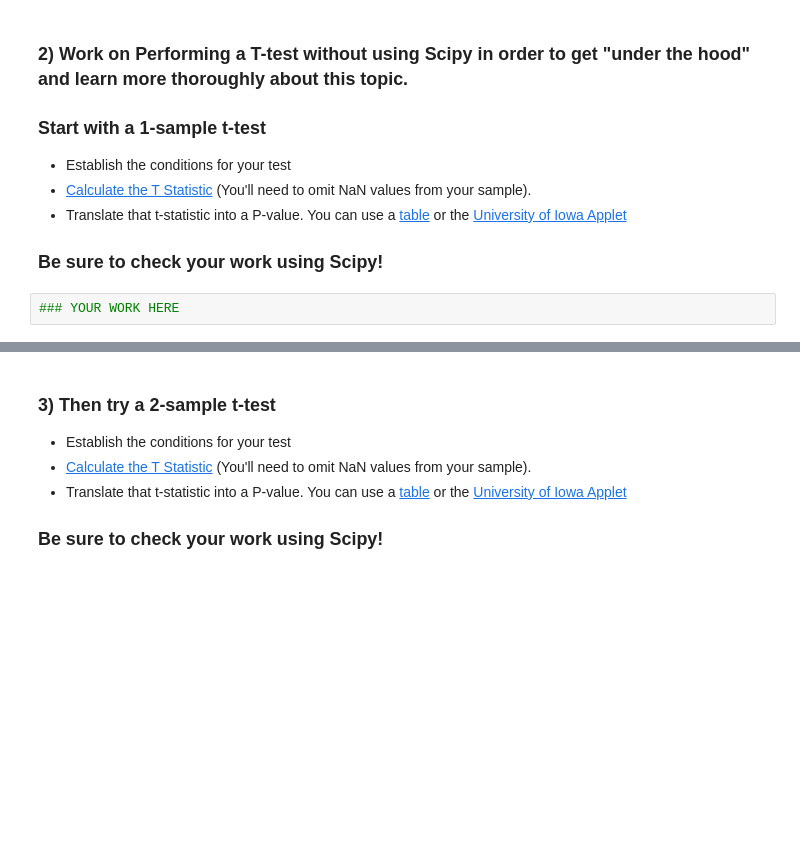
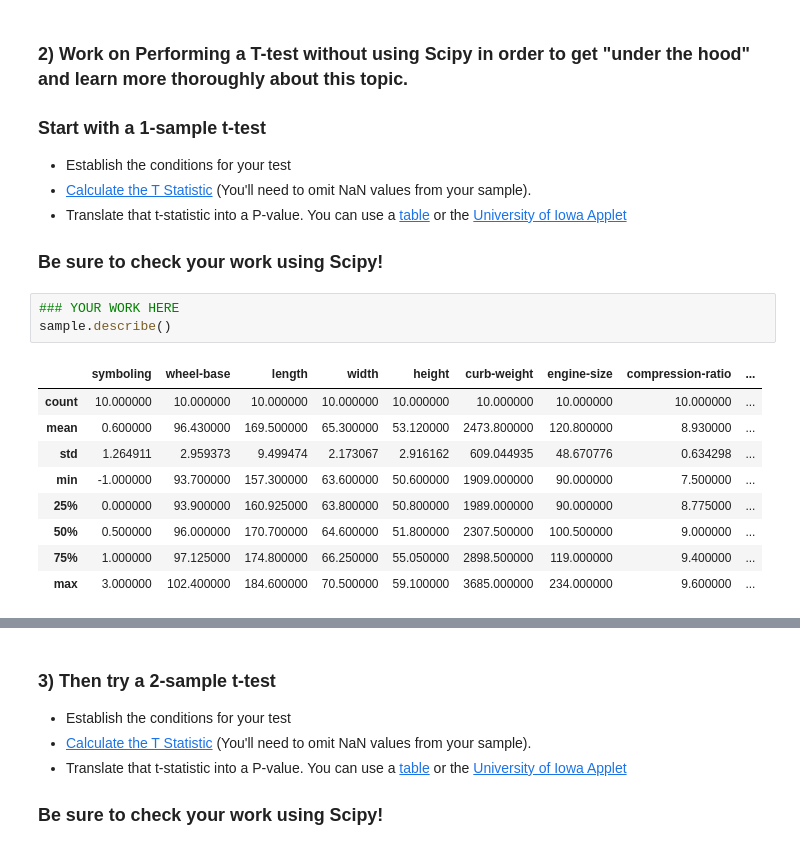
Before and after one commit to raymond98tan/DS-Unit-1-Sprint-2-Statistics, a Jupyter notebook: module1/Raymond_Tan_LS_DS_121_Statistics_Probability_Assignment.ipynb, the cells around one changed output, grey strips where cells are left out. Cells and saved outputs as stored; diff of their text form; blank space fills up the shorter version.

```diff
--- a/module1/Raymond_Tan_LS_DS_121_Statistics_Probability_Assignment.ipynb
+++ b/module1/Raymond_Tan_LS_DS_121_Statistics_Probability_Assignment.ipynb
@@ -281,3 +281,14 @@ TypeError: ignored
 ### Be sure to check your work using Scipy!
 # %%
 ### YOUR WORK HERE
+sample.describe()
+# %% [output]
+|  | symboling | wheel-base | length | width | height | curb-weight | engine-size | compression-ratio | ... |
+| count | 10.000000 | 10.000000 | 10.000000 | 10.000000 | 10.000000 | 10.000000 | 10.000000 | 10.000000 | ... |
+| mean | 0.600000 | 96.430000 | 169.500000 | 65.300000 | 53.120000 | 2473.800000 | 120.800000 | 8.930000 | ... |
+| std | 1.264911 | 2.959373 | 9.499474 | 2.173067 | 2.916162 | 609.044935 | 48.670776 | 0.634298 | ... |
+| min | -1.000000 | 93.700000 | 157.300000 | 63.600000 | 50.600000 | 1909.000000 | 90.000000 | 7.500000 | ... |
+| 25% | 0.000000 | 93.900000 | 160.925000 | 63.800000 | 50.800000 | 1989.000000 | 90.000000 | 8.775000 | ... |
+| 50% | 0.500000 | 96.000000 | 170.700000 | 64.600000 | 51.800000 | 2307.500000 | 100.500000 | 9.000000 | ... |
+| 75% | 1.000000 | 97.125000 | 174.800000 | 66.250000 | 55.050000 | 2898.500000 | 119.000000 | 9.400000 | ... |
+| max | 3.000000 | 102.400000 | 184.600000 | 70.500000 | 59.100000 | 3685.000000 | 234.000000 | 9.600000 | ... |
```
Also changed, not shown: parts of 6 cells of this notebook.
